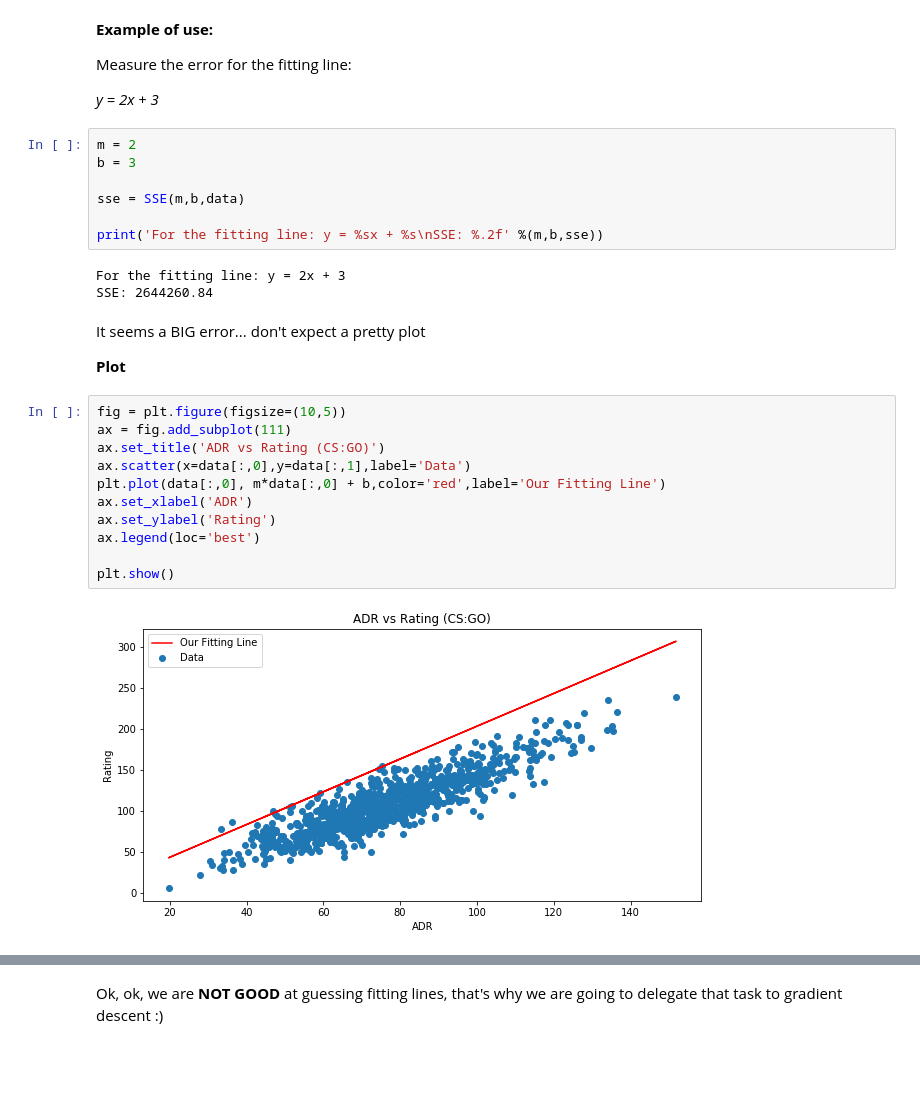
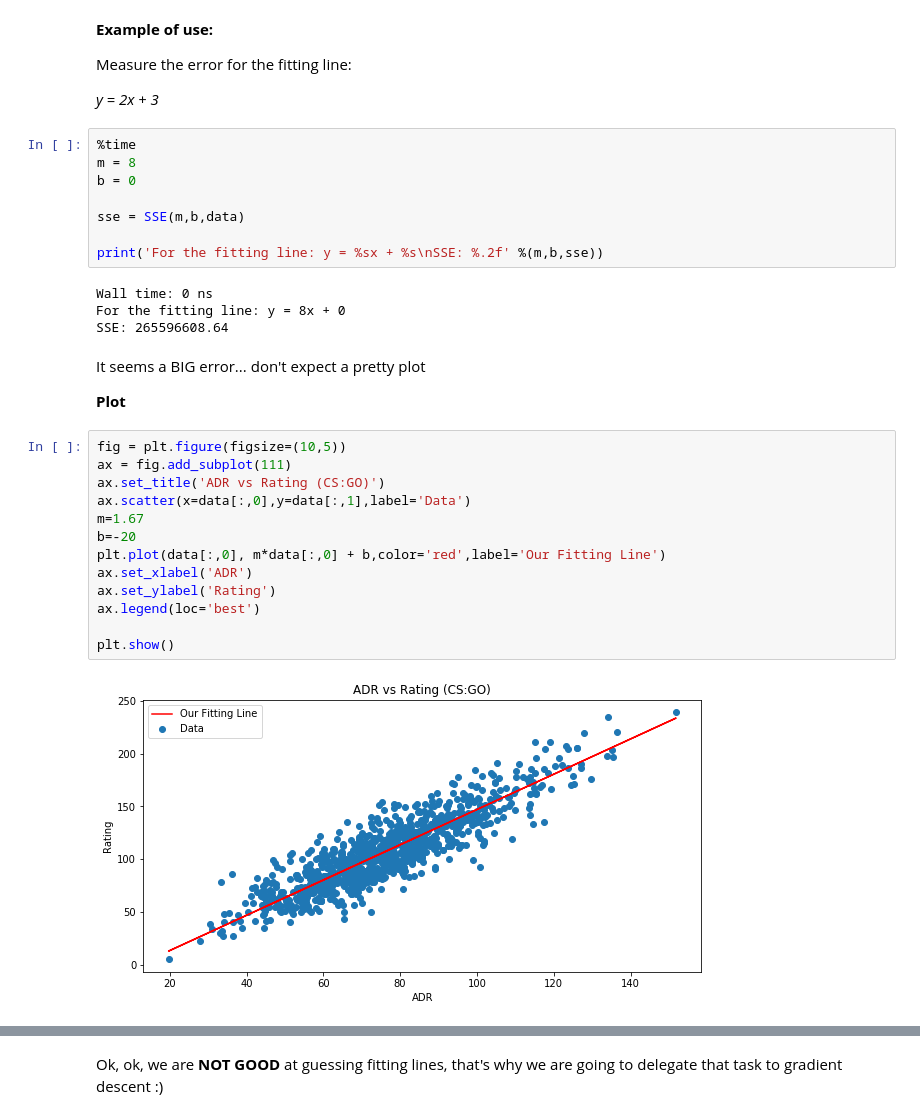
Before and after one commit to kwarodom/100DaysMLCodeChallenge, a Jupyter notebook: Week1 All Basics/Lecture3 Basic Math/2. Gradient Descent/demo.ipynb, the cells around one changed output, grey strips where cells are left out. Saved outputs shown, nothing was run; the diff lists cells and outputs as text; blank space fills up the shorter version.

```diff
--- a/Week1 All Basics/Lecture3 Basic Math/2. Gradient Descent/demo.ipynb
+++ b/Week1 All Basics/Lecture3 Basic Math/2. Gradient Descent/demo.ipynb
@@ -132,15 +166,17 @@ Measure the error for the fitting line:
 
 *y = 2x + 3*
 # %%
-m = 2
-b = 3
+%time
+m = 8
+b = 0
 
 sse = SSE(m,b,data)
 
 print('For the fitting line: y = %sx + %s\nSSE: %.2f' %(m,b,sse))
 # %% [output]
-For the fitting line: y = 2x + 3
-SSE: 2644260.84
+Wall time: 0 ns
+For the fitting line: y = 8x + 0
+SSE: 265596608.64
 # %% [markdown]
 It seems a BIG error... don't expect a pretty plot
 
@@ -148,13 +184,15 @@ It seems a BIG error... don't expect a pretty plot
 # %%
 fig = plt.figure(figsize=(10,5))
 ax = fig.add_subplot(111)
 ax.set_title('ADR vs Rating (CS:GO)')
 ax.scatter(x=data[:,0],y=data[:,1],label='Data')
+m=1.67
+b=-20
 plt.plot(data[:,0], m*data[:,0] + b,color='red',label='Our Fitting Line')
 ax.set_xlabel('ADR')
 ax.set_ylabel('Rating')
 ax.legend(loc='best')
 
 plt.show()
 # %% [output]
-[figure, old version]
+[figure, new version]
```
Also changed, not shown: parts of 9 cells of this notebook, 2 other files.
